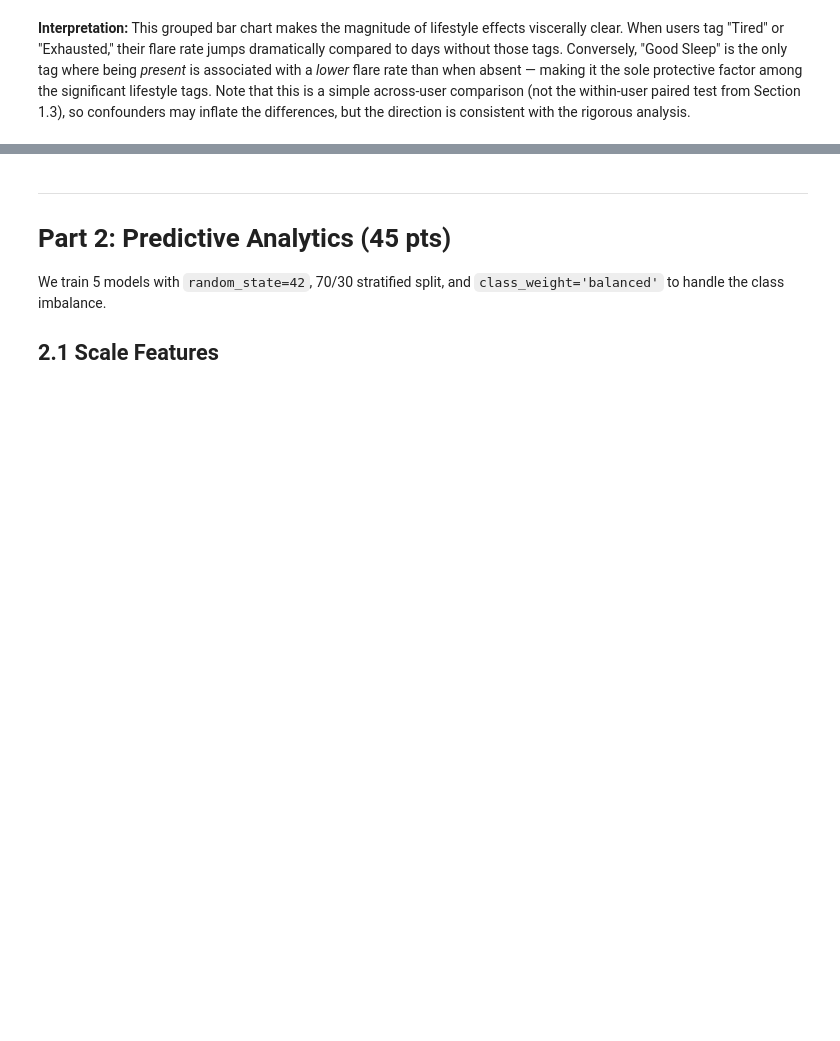
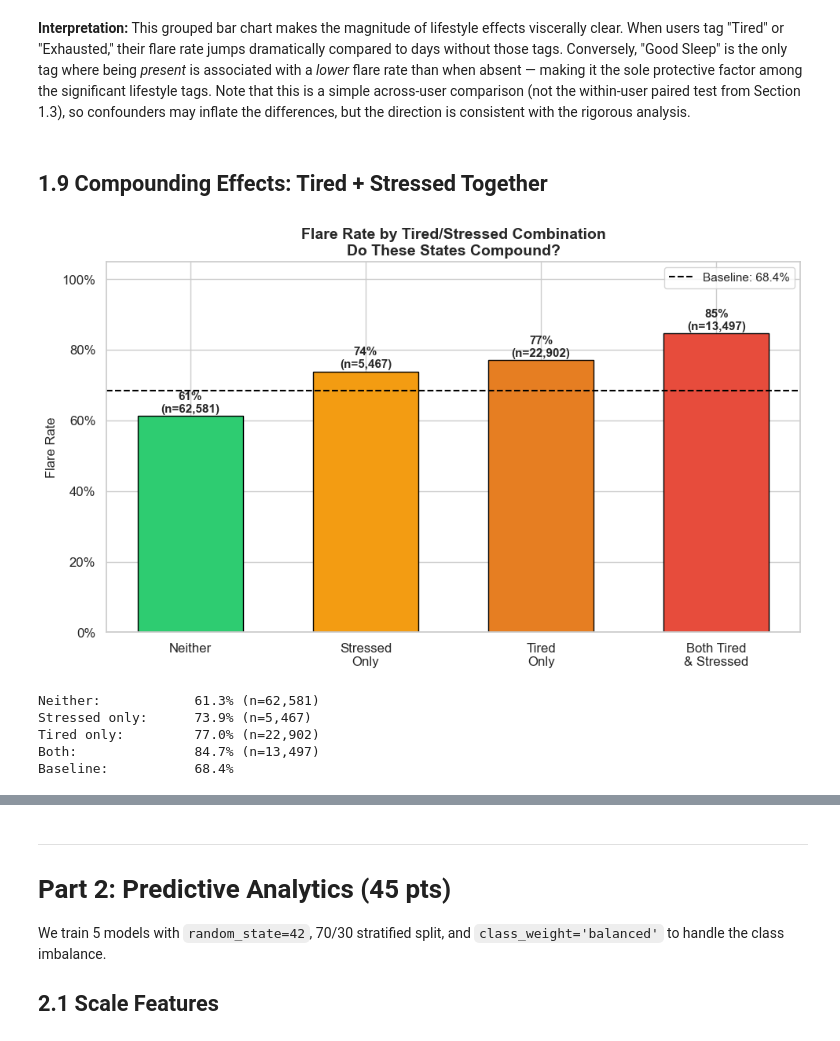
Before and after one commit to hannypoo/msis522-hw1, a Jupyter notebook: notebooks/hw1_analysis.ipynb, the cells around one changed output, grey strips where cells are left out. Saved outputs shown, nothing was run; the diff lists cells and outputs as text; code cells hidden in the pictures; blank space fills up the shorter version.

```diff
--- a/notebooks/hw1_analysis.ipynb
+++ b/notebooks/hw1_analysis.ipynb
@@ -615,3 +615,52 @@ plt.show()
 [figure]
 # %% [markdown]
 **Interpretation:** This grouped bar chart makes the magnitude of lifestyle effects viscerally clear. When users tag "Tired" or "Exhausted," their flare rate jumps dramatically compared to days without those tags. Conversely, "Good Sleep" is the only tag where being *present* is associated with a *lower* flare rate than when absent — making it the sole protective factor among the significant lifestyle tags. Note that this is a simple across-user comparison (not the within-user paired test from Section 1.3), so confounders may inflate the differences, but the direction is consistent with the rigorous analysis.
+# %% [markdown]
+## 1.9 Compounding Effects: Tired + Stressed Together
+# %%
+# Compounding Effects: Tired + Stressed Together
+from matplotlib.patches import Patch
+
+combo_data = {
+    'Neither': df[(df['tag_tired'] == 0) & (df['tag_stressed'] == 0)],
+    'Stressed\nOnly': df[(df['tag_tired'] == 0) & (df['tag_stressed'] == 1)],
+    'Tired\nOnly': df[(df['tag_tired'] == 1) & (df['tag_stressed'] == 0)],
+    'Both Tired\n& Stressed': df[(df['tag_tired'] == 1) & (df['tag_stressed'] == 1)],
+}
+
+labels = list(combo_data.keys())
+rates = [subset['flare'].mean() for subset in combo_data.values()]
+counts = [len(subset) for subset in combo_data.values()]
+colors_combo = ['#2ecc71', '#f39c12', '#e67e22', '#e74c3c']
+
+fig, ax = plt.subplots(figsize=(10, 6))
+bars = ax.bar(labels, rates, color=colors_combo, edgecolor='black', width=0.6)
+
+for bar, rate, count in zip(bars, rates, counts):
+    ax.text(bar.get_x() + bar.get_width()/2, bar.get_height() + 0.01,
+            f'{rate:.0%}\n(n={count:,})', ha='center', fontweight='bold', fontsize=11)
+
+ax.axhline(y=baseline_flare, color='black', linestyle='--', linewidth=1.5,
+           label=f'Baseline: {baseline_flare:.1%}')
+ax.set_ylabel('Flare Rate', fontsize=12)
+ax.set_title('Flare Rate by Tired/Stressed Combination\nDo These States Compound?',
+             fontsize=14, fontweight='bold')
+ax.yaxis.set_major_formatter(plt.FuncFormatter(lambda x, _: f'{x:.0%}'))
+ax.legend(fontsize=11)
+ax.set_ylim(0, 1.05)
+plt.tight_layout()
+plt.savefig(FIGURES_DIR / 'tired_stressed_combo.png', dpi=150, bbox_inches='tight')
+plt.show()
+
+print(f'Neither:            {rates[0]:.1%} (n={counts[0]:,})')
+print(f'Stressed only:      {rates[1]:.1%} (n={counts[1]:,})')
+print(f'Tired only:         {rates[2]:.1%} (n={counts[2]:,})')
+print(f'Both:               {rates[3]:.1%} (n={counts[3]:,})')
+print(f'Baseline:           {baseline_flare:.1%}')
+# %% [output]
+[figure, added]
+Neither:            61.3% (n=62,581)
+Stressed only:      73.9% (n=5,467)
+Tired only:         77.0% (n=22,902)
+Both:               84.7% (n=13,497)
+Baseline:           68.4%
```
Also changed, not shown: parts of 2 cells of this notebook, 3 other files.
